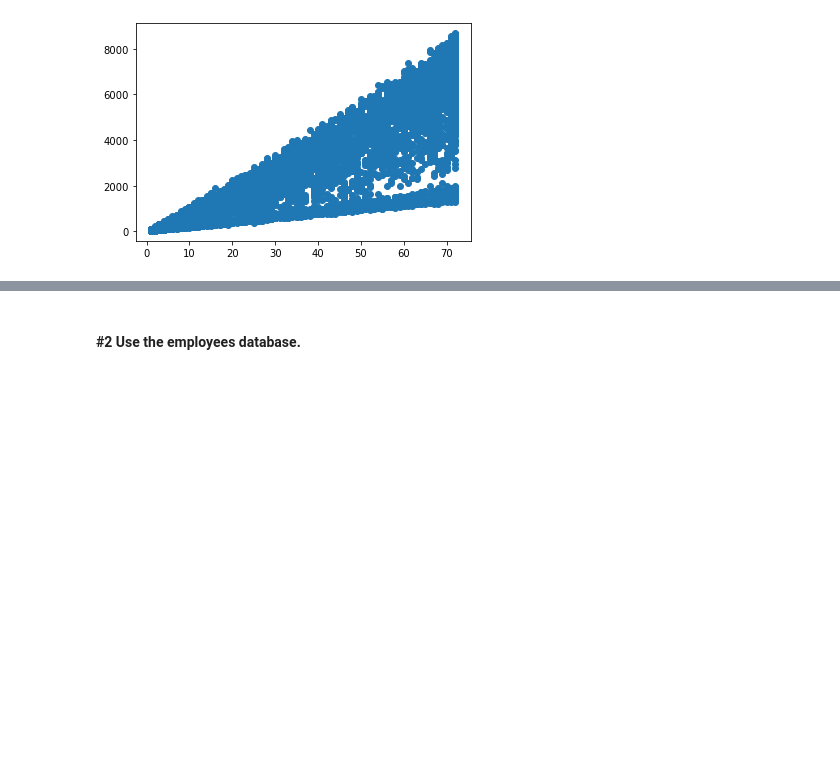
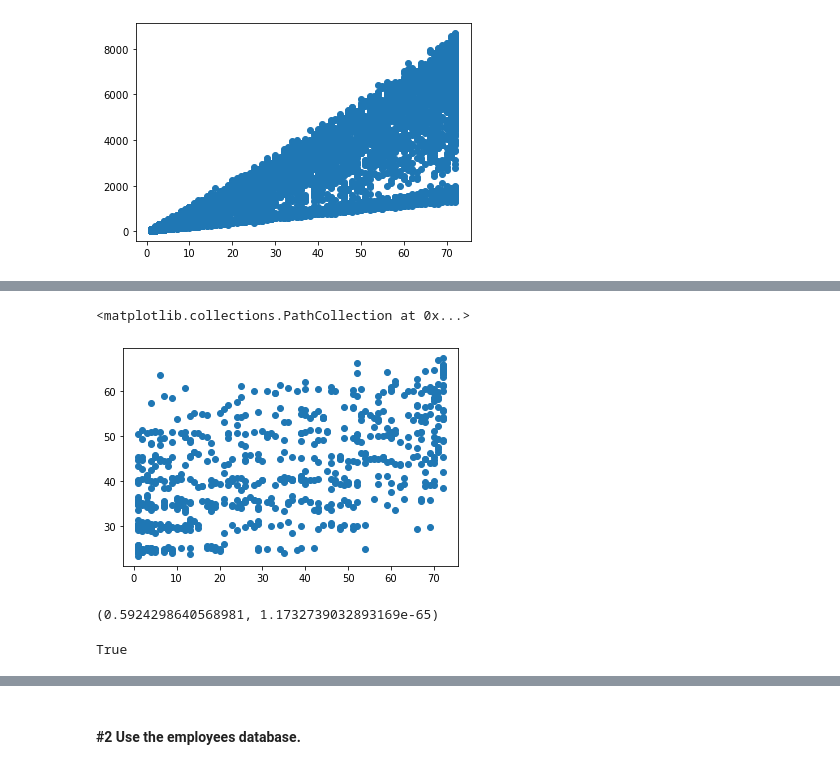
Before and after one commit to natasharivers/Statistics, a Jupyter notebook: hypothesis_testing.ipynb, the cells around one changed output, grey strips where cells are left out. Cells and saved outputs as stored; diff of their text form; code cells hidden in the pictures; blank space fills up the shorter version.

```diff
--- a/hypothesis_testing.ipynb
+++ b/hypothesis_testing.ipynb
@@ -433,3 +345,8 @@ ________
 #### #1 Use the telco_churn data.
 # %%
 df = pd.read_csv('Cust_Churn_Telco.csv')
+# %%
+# Clean the data
+df.TotalCharges.replace(" ", np.nan, inplace = True)
+df.dropna(inplace = True)
+df.sort_values("TotalCharges")
@@ -498,0 +440,4 @@ ValueError: array must not contain infs or NaNs
+# %%
+#exlude phone
+phone = df[df.PhoneService == 'No']
+phone.head()
@@ -498,0 +452,19 @@ ValueError: array must not contain infs or NaNs
+# %%
+x=phone.tenure
+monthly_charges = phone.MonthlyCharges
+total_charges = phone.TotalCharges.astype(float) #must change data type
+# %%
+#plot correlation between monthly charges and phone service
+plt.scatter(x,monthly_charges)
+# %% [output]
+<matplotlib.collections.PathCollection at 0x...>
+[figure, added]
+# %%
+r,p= stats.pearsonr(x, monthly_charges)
+r,p
+# %% [output]
+(0.5924298640568981, 1.1732739032893169e-65)
+# %%
+p<alpha
+# %% [output]
+True
```
Also changed, not shown: parts of 75 cells of this notebook.
